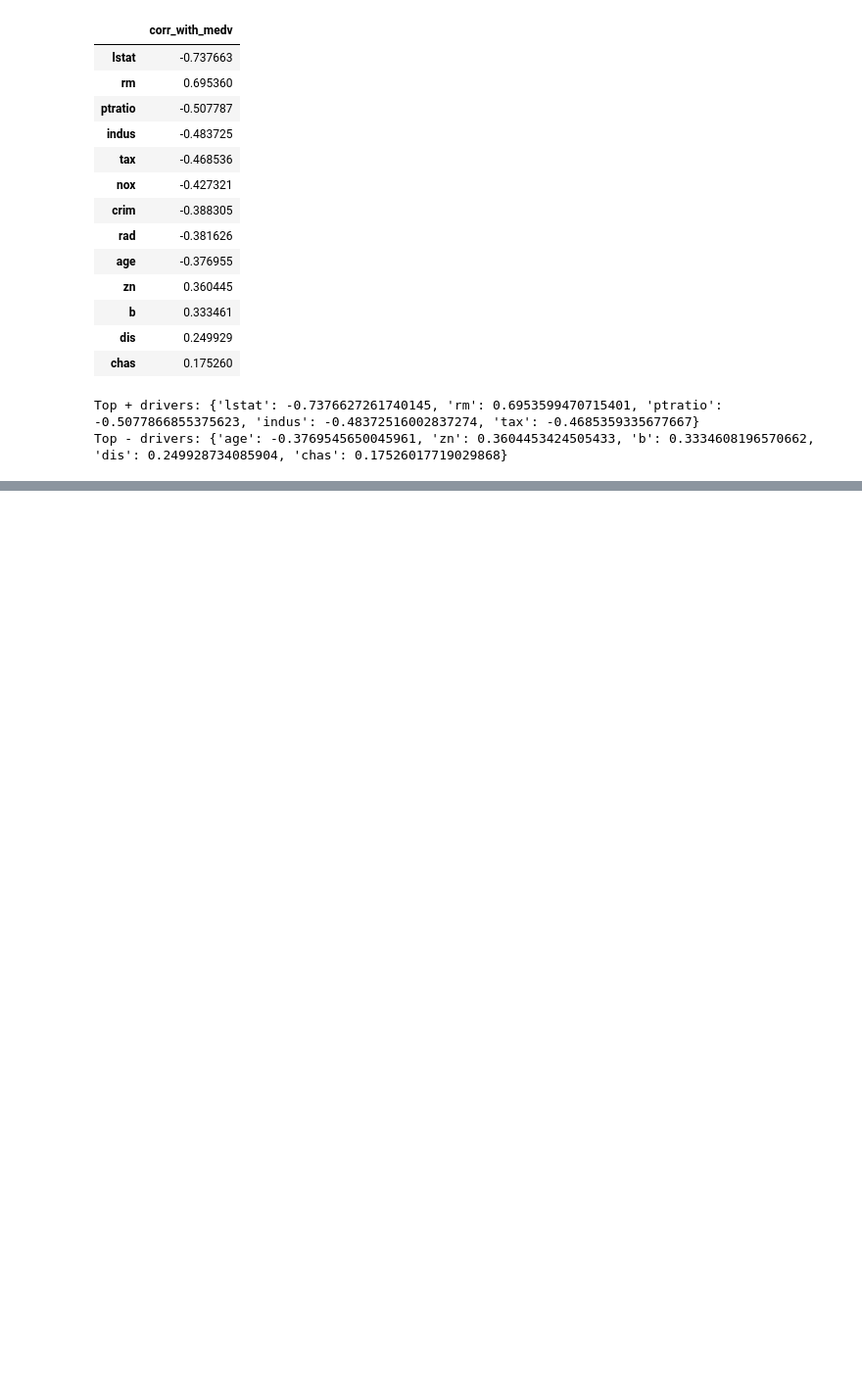
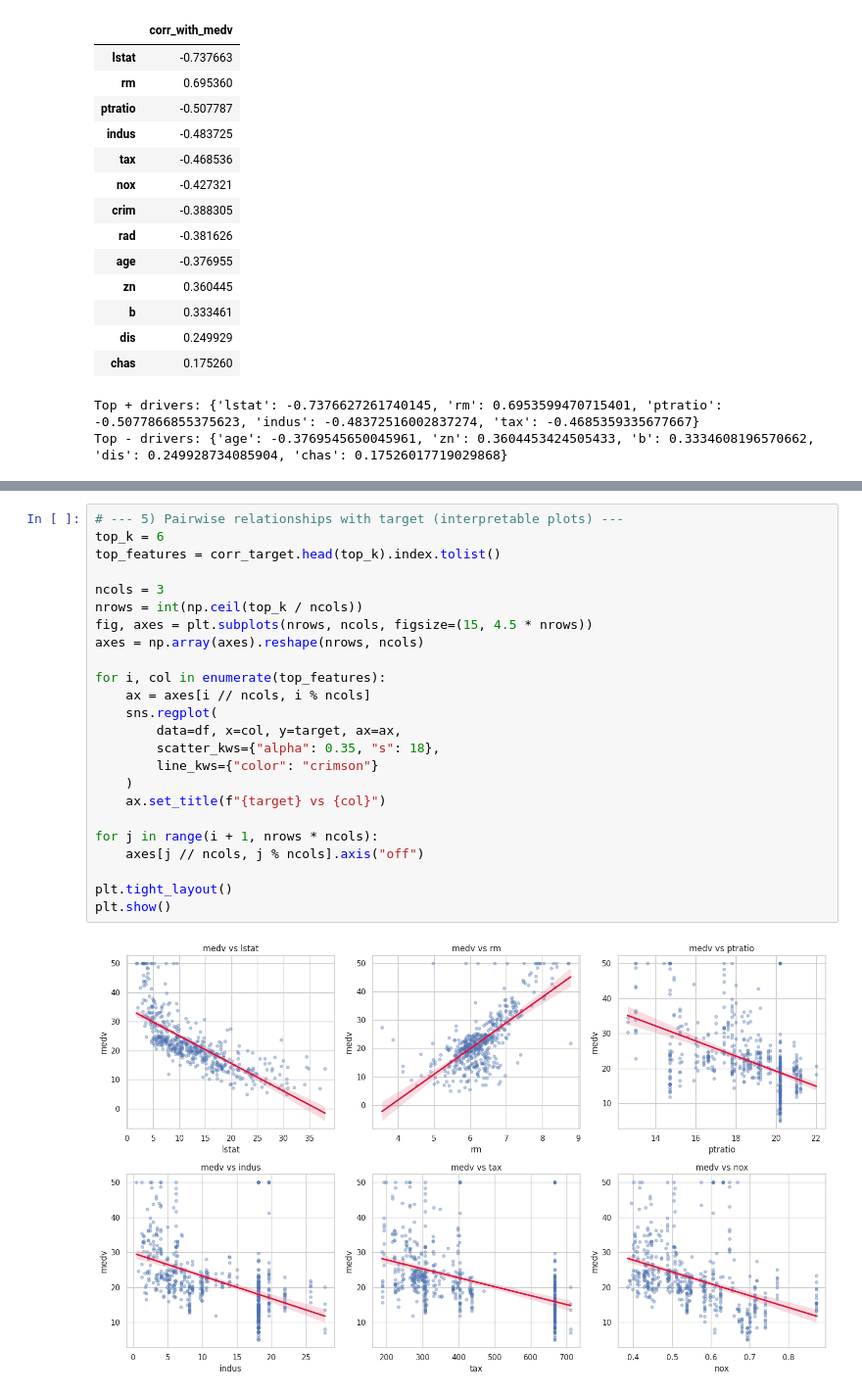
Before and after one commit to Shushunya/FAA-P2, a Jupyter notebook: notebooks/eda.ipynb, the cells around one changed output, grey strips where cells are left out. Shown: that part at 98% size. Cells and saved outputs as stored; diff of their text form; blank space fills up the shorter version.

```diff
--- a/notebooks/eda.ipynb
+++ b/notebooks/eda.ipynb
@@ -251,3 +259,29 @@ Top - drivers: {'age': -0.3769545650045961, 'zn': 0.3604453424505433, 'b': 0.333
 - **Multicollinearity note (important for XAI)**
   - Some predictors are **highly correlated with each other** (`rad` vs `tax` is ~**+0.91**, and strong links also appear among `nox`, `indus`, `age`, `dis`).
   - This can make feature attributions **less stable**: importance may be “shared” across correlated variables, so explanations should be interpreted with this in mind.
+# %%
+# --- 5) Pairwise relationships with target (interpretable plots) ---
+top_k = 6
+top_features = corr_target.head(top_k).index.tolist()
+
+ncols = 3
+nrows = int(np.ceil(top_k / ncols))
+fig, axes = plt.subplots(nrows, ncols, figsize=(15, 4.5 * nrows))
+axes = np.array(axes).reshape(nrows, ncols)
+
+for i, col in enumerate(top_features):
+    ax = axes[i // ncols, i % ncols]
+    sns.regplot(
+        data=df, x=col, y=target, ax=ax,
+        scatter_kws={"alpha": 0.35, "s": 18},
+        line_kws={"color": "crimson"}
+    )
+    ax.set_title(f"{target} vs {col}")
+
+for j in range(i + 1, nrows * ncols):
+    axes[j // ncols, j % ncols].axis("off")
+
+plt.tight_layout()
+plt.show()
+# %% [output]
+[figure, added]
```
Also changed, not shown: parts of 11 cells of this notebook.
